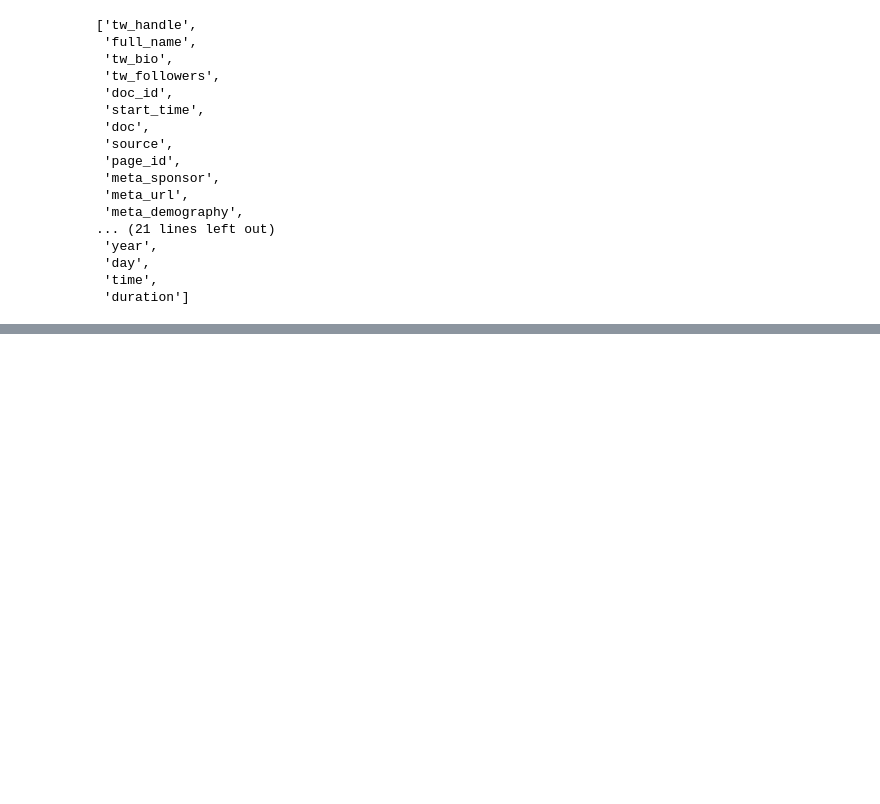
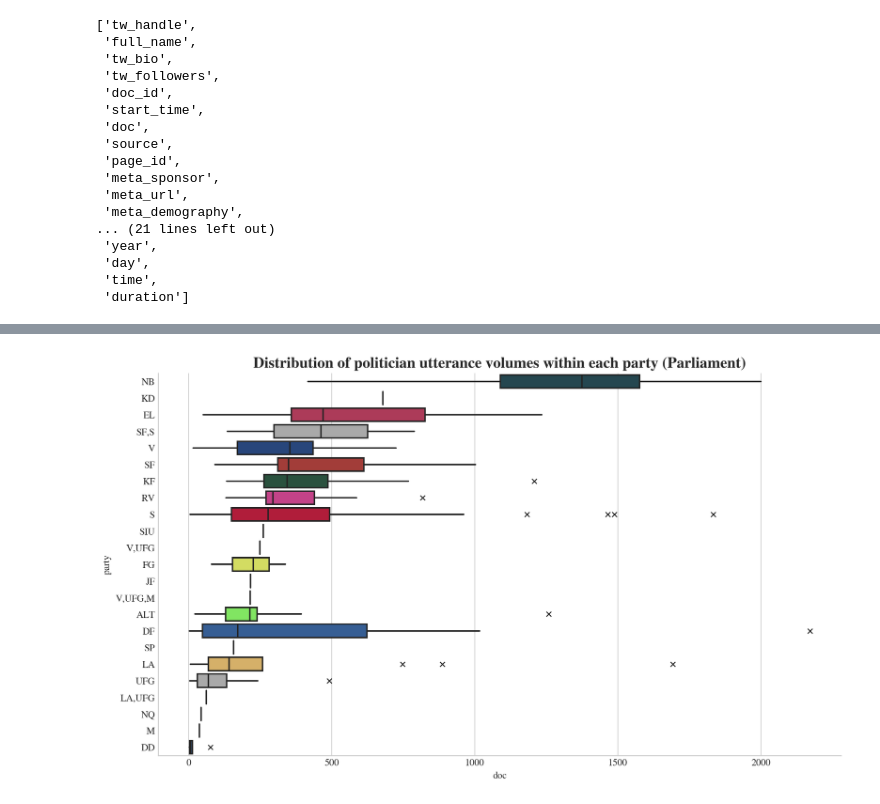
Before and after one commit to mathiasbruun/DCPA, a Jupyter notebook: descriptive_statistics.ipynb, the cells around one changed output, grey strips where cells are left out. Saved outputs shown, nothing was run; the diff lists cells and outputs as text; code cells hidden in the pictures; blank space fills up the shorter version.

```diff
--- a/descriptive_statistics.ipynb
+++ b/descriptive_statistics.ipynb
@@ -125,0 +215,4 @@ list(df.columns)
+# %%
+draw_volume_boxes(source = 'twitter')
+# %% [output]
+[figure, added]
```
Also changed, not shown: parts of 5 cells of this notebook.
